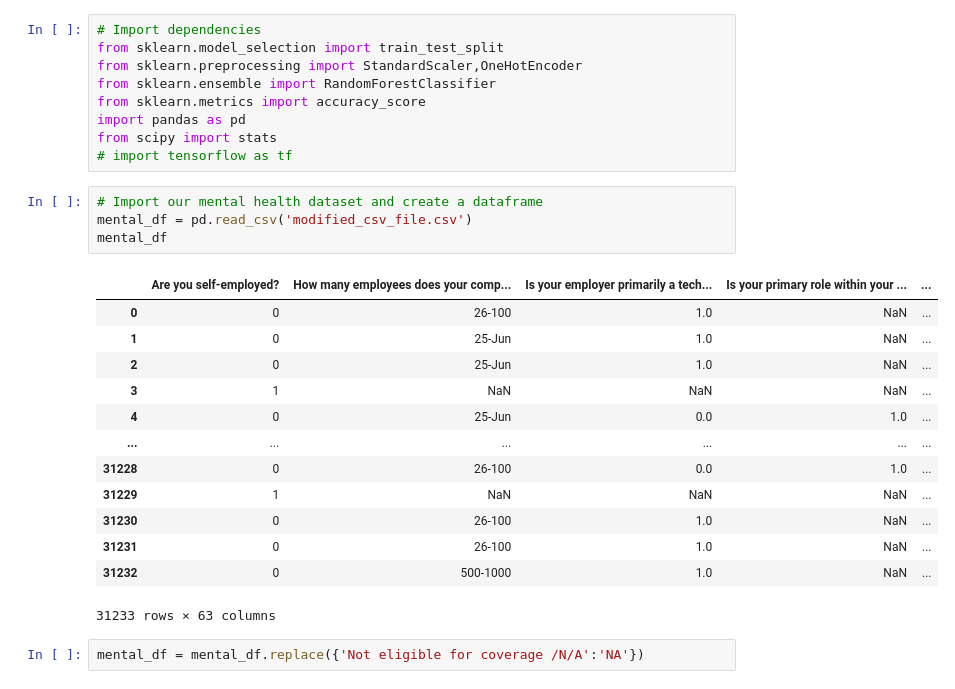
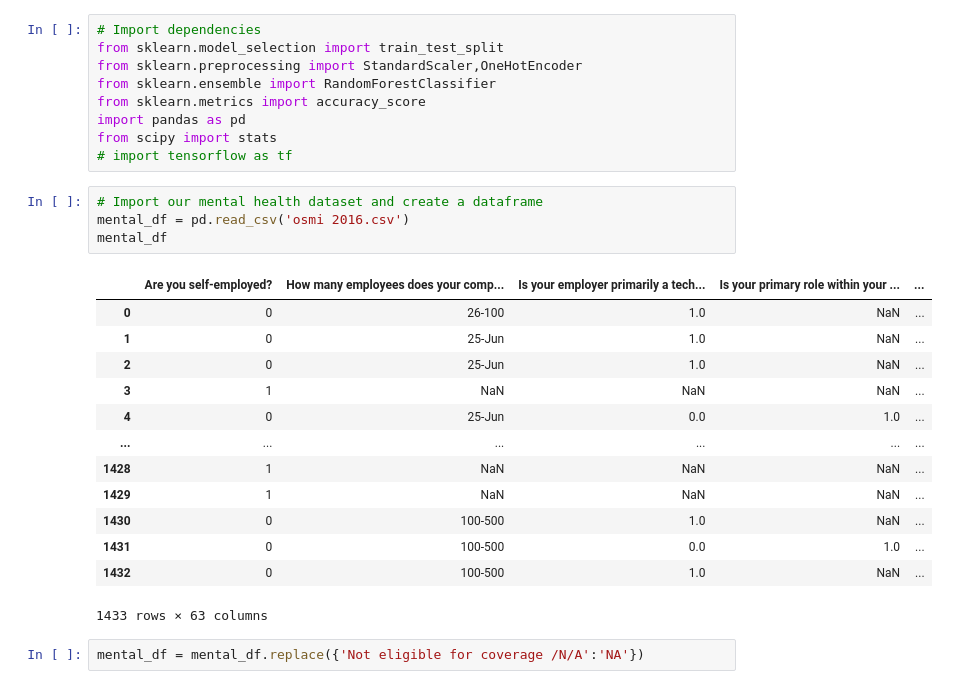
Before and after one commit to Star-walkAlpha/BE_Final_Project, a Jupyter notebook: cleaned_dataset.ipynb, the cells around one changed output. Cells and saved outputs as stored; diff of their text form.

```diff
--- a/cleaned_dataset.ipynb
+++ b/cleaned_dataset.ipynb
@@ -9,22 +9,22 @@ from scipy import stats
 # import tensorflow as tf
 # %%
 # Import our mental health dataset and create a dataframe
-mental_df = pd.read_csv('modified_csv_file.csv')
+mental_df = pd.read_csv('osmi 2016.csv')
 mental_df
 # %% [output]
 |  | Are you self-employed? | How many employees does your comp... | Is your employer primarily a tech... | Is your primary role within your ... | ... |
 | 0 | 0 | 26-100 | 1.0 | NaN | ... |
 | 1 | 0 | 25-Jun | 1.0 | NaN | ... |
 | 2 | 0 | 25-Jun | 1.0 | NaN | ... |
 | 3 | 1 | NaN | NaN | NaN | ... |
 | 4 | 0 | 25-Jun | 0.0 | 1.0 | ... |
 | ... | ... | ... | ... | ... | ... |
-| 31228 | 0 | 26-100 | 0.0 | 1.0 | ... |
-| 31229 | 1 | NaN | NaN | NaN | ... |
-| 31230 | 0 | 26-100 | 1.0 | NaN | ... |
-| 31231 | 0 | 26-100 | 1.0 | NaN | ... |
-| 31232 | 0 | 500-1000 | 1.0 | NaN | ... |
+| 1428 | 1 | NaN | NaN | NaN | ... |
+| 1429 | 1 | NaN | NaN | NaN | ... |
+| 1430 | 0 | 100-500 | 1.0 | NaN | ... |
+| 1431 | 0 | 100-500 | 0.0 | 1.0 | ... |
+| 1432 | 0 | 100-500 | 1.0 | NaN | ... |
-31233 rows × 63 columns
+1433 rows × 63 columns
 # %%
 mental_df = mental_df.replace({'Not eligible for coverage /N/A':'NA'})
 # %%
```
Also changed, not shown: parts of 14 cells of this notebook, 6 other files.
